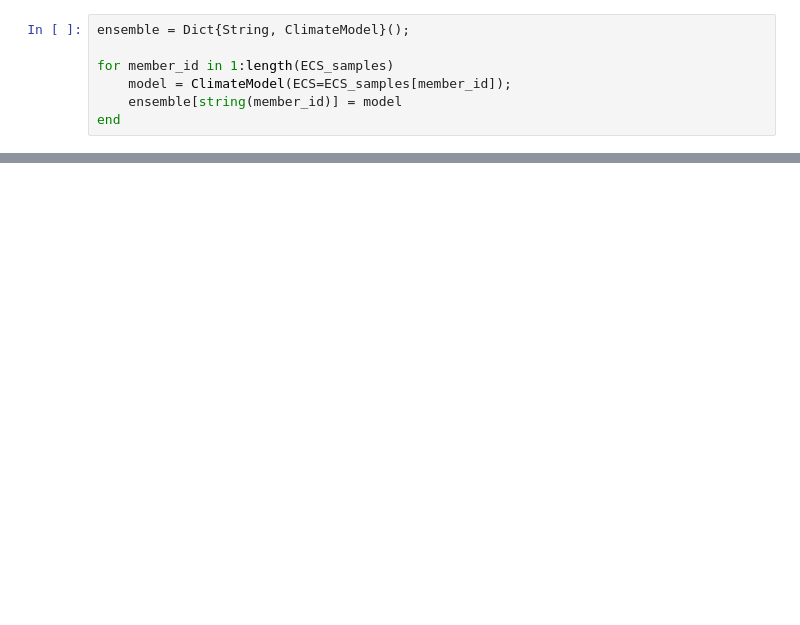
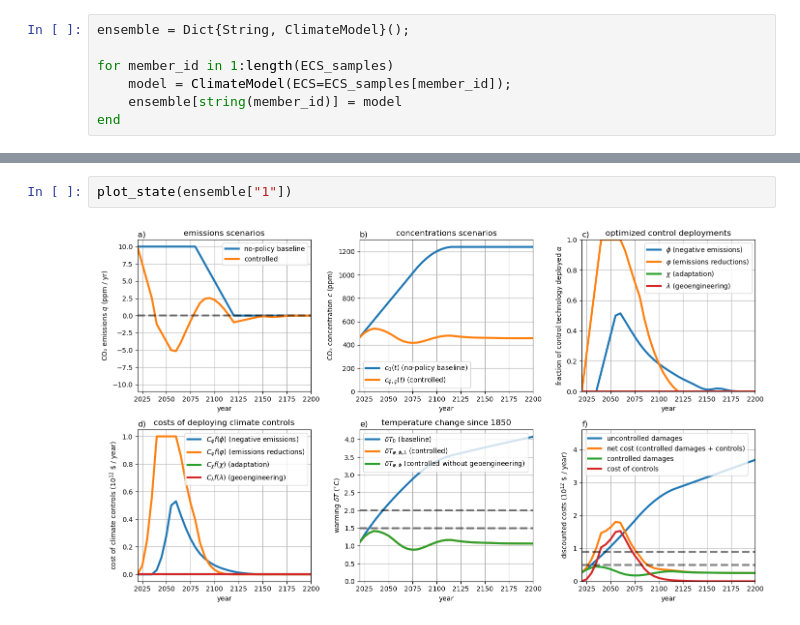
Before and after one commit to hdrake/OptimizeClimate, a Jupyter notebook: notebooks/stochastic_optimization.ipynb, the cells around one changed output, grey strips where cells are left out. Drawn from its saved outputs; the diff is of its cells as text; blank space fills up the shorter version.

```diff
--- a/notebooks/stochastic_optimization.ipynb
+++ b/notebooks/stochastic_optimization.ipynb
@@ -274,0 +287,4 @@ plot_ensemble(ensemble)
+# %%
+plot_state(ensemble["1"])
+# %% [output]
+[figure, added]
```
Also changed, not shown: parts of 11 cells of this notebook, 7 other files.
